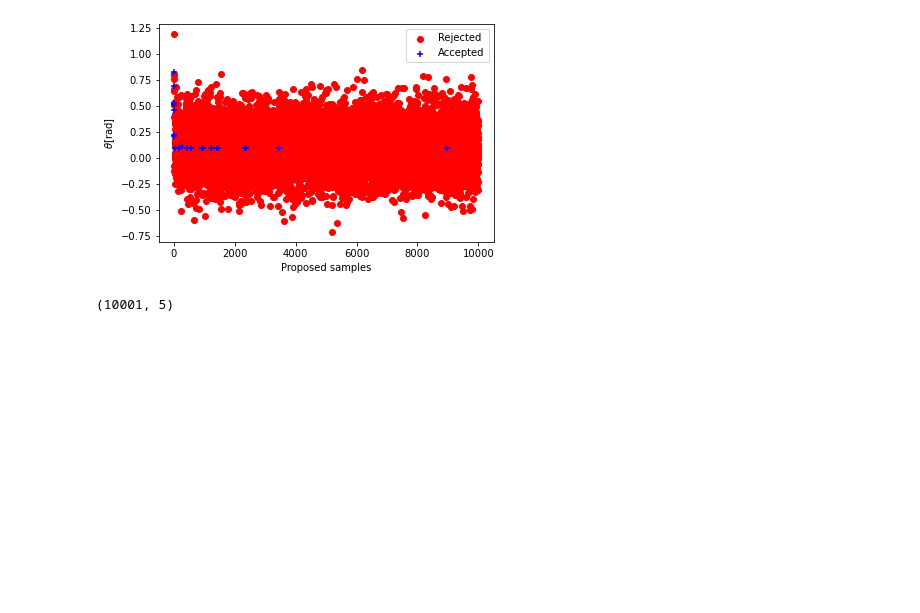
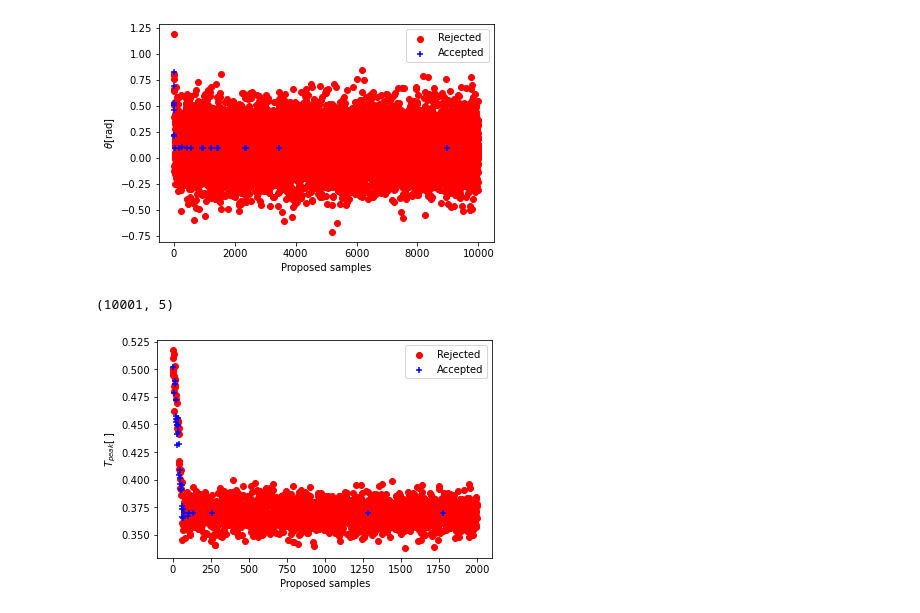
Before and after one commit to JonasGrutter/Stochastic_Vehicle_Model_Ideas, a Jupyter notebook: MH_closed_form.ipynb, the cells around one changed output. Drawn from its saved outputs; the diff is of its cells as text; code cells hidden in the pictures; blank space fills up the shorter version.

```diff
--- a/MH_closed_form.ipynb
+++ b/MH_closed_form.ipynb
@@ -277,3 +277,30 @@ plt.show()
 all_thetas.shape
 # %% [output]
 (10001, 5)
+# %%
+import numpy as np
+import matplotlib.pyplot as plt
+data = np.loadtxt('./Data/Data_four_wheel/all_thetas_dirac.csv', delimiter=',', skiprows=1)
+
+
+iter = np.arange(0, data.shape[0], 1).reshape(-1,1)
+all_thetas = np.hstack((data, iter))
+
+all_thetas_accepted = all_thetas[all_thetas[:, 4] == 1, :6]  # Select rows with third column == 1 and first two columns
+all_thetas_rejected = all_thetas[all_thetas[:, 4] == 0, :6]  # Select rows with third column == 0 and first two columns
+
+
+# Create the plot
+samples_in_account = 1000
+
+plt.scatter( all_thetas_rejected[:,5], all_thetas_rejected[:,0], c='r',  label = 'Rejected')
+plt.scatter( all_thetas_accepted[:,5], all_thetas_accepted[:,0], c='b', label = 'Accepted',  marker='+')
+plt.xlabel(r'Proposed samples')
+plt.ylabel(r'$ T_{peak} \rm [\; ]$')
+
+plt.legend(['Rejected', 'Accepted'], loc='upper right')
+
+# Show the plot
+plt.show()
+# %% [output]
+[figure, added]
```
Also changed, not shown: parts of 5 cells of this notebook, 53 other files.
